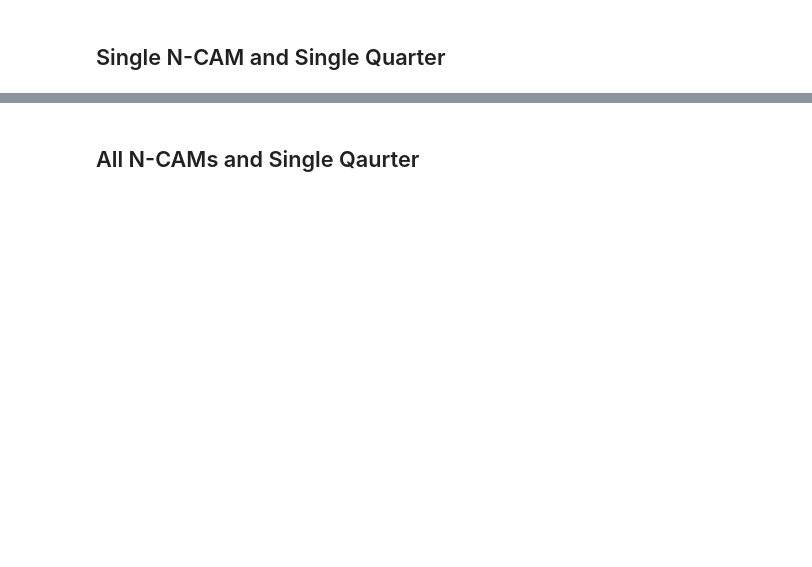
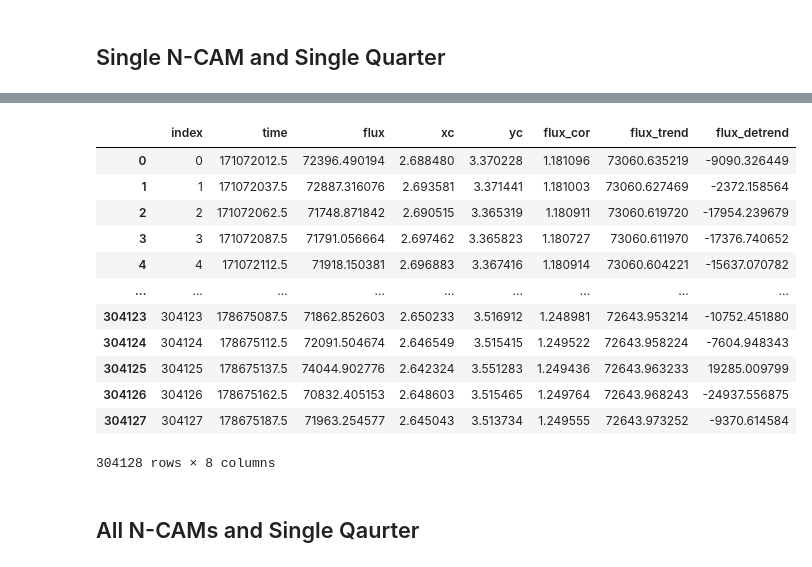
Before and after one commit to ivs-kuleuven/platosim3, a Jupyter notebook: docs/technicalnotes/KUL-TN-20/QuickLookForSimulations.ipynb, the cells around one changed output, grey strips where cells are left out. Saved outputs shown, nothing was run; the diff lists cells and outputs as text; code cells hidden in the pictures; blank space fills up the shorter version.

```diff
--- a/docs/technicalnotes/KUL-TN-20/QuickLookForSimulations.ipynb
+++ b/docs/technicalnotes/KUL-TN-20/QuickLookForSimulations.ipynb
@@ -157,3 +126,20 @@ lc.getNSR()
+# %%
+df = lc.detrend()
+df
+# %% [output]
+|  | index | time | flux | xc | yc | flux_cor | flux_trend | flux_detrend |
+| 0 | 0 | 171072012.5 | 72396.490194 | 2.688480 | 3.370228 | 1.181096 | 73060.635219 | -9090.326449 |
+| 1 | 1 | 171072037.5 | 72887.316076 | 2.693581 | 3.371441 | 1.181003 | 73060.627469 | -2372.158564 |
+| 2 | 2 | 171072062.5 | 71748.871842 | 2.690515 | 3.365319 | 1.180911 | 73060.619720 | -17954.239679 |
+| 3 | 3 | 171072087.5 | 71791.056664 | 2.697462 | 3.365823 | 1.180727 | 73060.611970 | -17376.740652 |
+| 4 | 4 | 171072112.5 | 71918.150381 | 2.696883 | 3.367416 | 1.180914 | 73060.604221 | -15637.070782 |
+| ... | ... | ... | ... | ... | ... | ... | ... | ... |
+| 304123 | 304123 | 178675087.5 | 71862.852603 | 2.650233 | 3.516912 | 1.248981 | 72643.953214 | -10752.451880 |
+| 304124 | 304124 | 178675112.5 | 72091.504674 | 2.646549 | 3.515415 | 1.249522 | 72643.958224 | -7604.948343 |
+| 304125 | 304125 | 178675137.5 | 74044.902776 | 2.642324 | 3.551283 | 1.249436 | 72643.963233 | 19285.009799 |
+| 304126 | 304126 | 178675162.5 | 70832.405153 | 2.648603 | 3.515465 | 1.249764 | 72643.968243 | -24937.556875 |
+| 304127 | 304127 | 178675187.5 | 71963.254577 | 2.645043 | 3.513734 | 1.249555 | 72643.973252 | -9370.614584 |
+304128 rows × 8 columns
 # %% [markdown]
 ## All N-CAMs and Single Qaurter
 # %%
```
Also changed, not shown: parts of 10 cells of this notebook, 1 other file.
